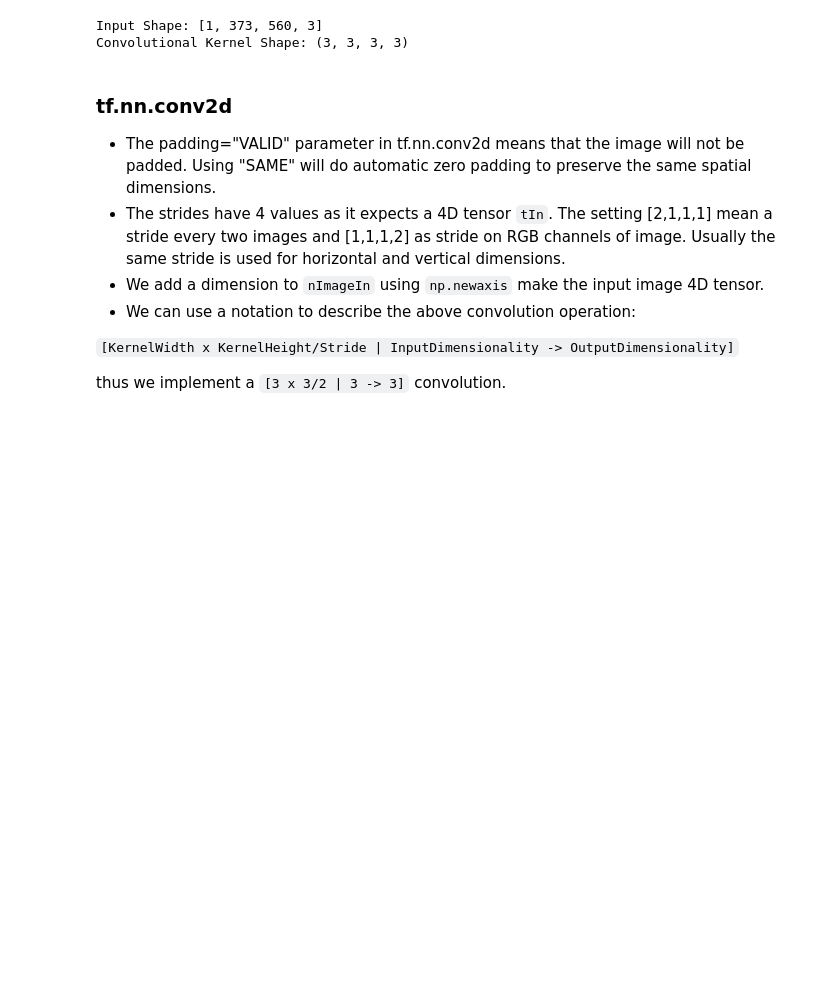
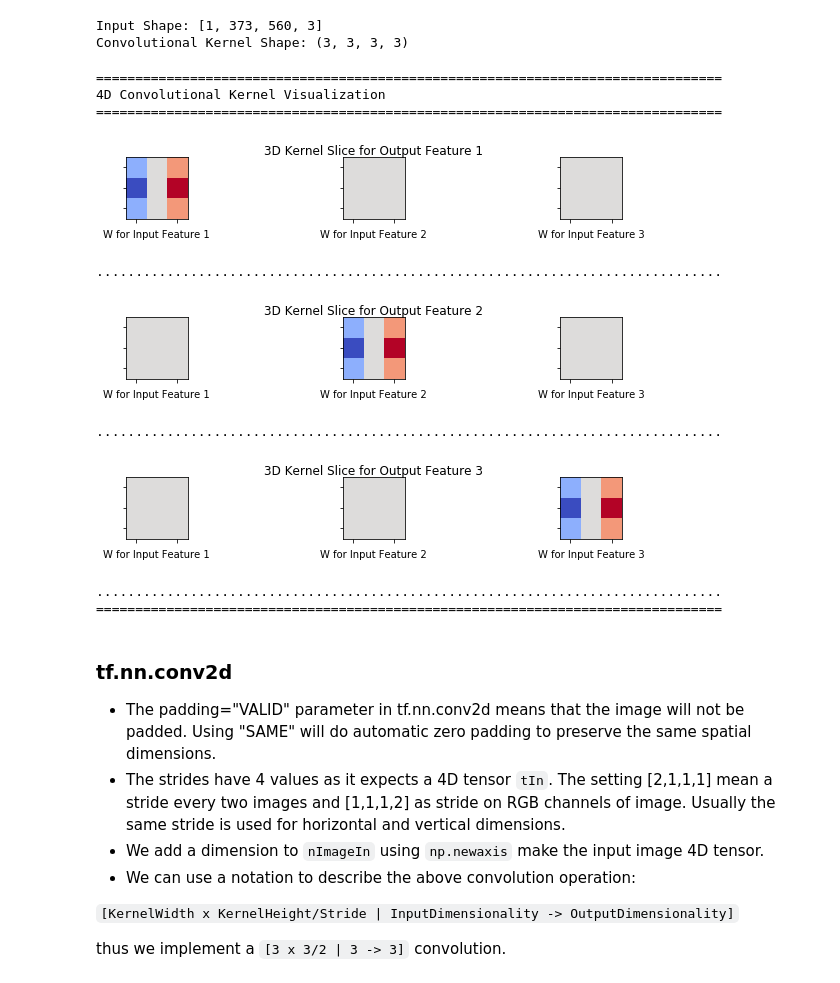
Before and after one commit to pikaplan/oot2019, a Jupyter notebook: 06_Convolution2D.ipynb, the cells around one changed output. Drawn from its saved outputs; the diff is of its cells as text; code cells hidden in the pictures; blank space fills up the shorter version.

Commit message:
Visualization of 4D convolutional kernel

```diff
--- a/06_Convolution2D.ipynb
+++ b/06_Convolution2D.ipynb
@@ -102,6 +102,44 @@ tA = tf.clip_by_value(tU, 0.0, 1.0)
 # %% [output]
 Input Shape: [1, 373, 560, 3]
 Convolutional Kernel Shape: (3, 3, 3, 3)
+# %%
+import matplotlib.pyplot as plt
+
+# --------------------------------------------------------------------------------------------------------
+def VisualizeFilters(p_oPatches, p_sTitle):
+  oFigure, oAxis = plt.subplots(1, len(p_oPatches),figsize=(10, 1.5), sharex=True, sharey=True)
+  oFigure.suptitle(p_sTitle)
+  for nIndex, nPatch in enumerate(p_oPatches):
+    oAx = oAxis[nIndex]
+    oAx.set_yticklabels([])
+    oAx.set_xticklabels([])
+    oAx.set_xlabel("W for Input Feature " + str(nIndex + 1))
+    oAx.imshow(nPatch, vmin=-2, vmax=2, cmap="coolwarm")
+  plt.tight_layout()
+  plt.show()
+# --------------------------------------------------------------------------------------------------------
+print("="*80)
+print("4D Convolutional Kernel Visualization")
+print("="*80)
+for nOutputFeatureIndex in range(nW.shape[3]):
+  oFilters = []
+  for nInputFeatureIndex in range(nW.shape[2]):
+    oFilters.append(nW[:,:, nInputFeatureIndex, nOutputFeatureIndex])
+
+  VisualizeFilters(oFilters, "3D Kernel Slice for Output Feature %d" % (nOutputFeatureIndex + 1))
+  print("."*80)
+print("="*80)
+# %% [output]
+================================================================================
+4D Convolutional Kernel Visualization
+================================================================================
+[figure, added]
+................................................................................
+[figure, added]
+................................................................................
+[figure, added]
+................................................................................
+================================================================================
 # %% [markdown]
 ### tf.nn.conv2d
 *   The padding="VALID" parameter in tf.nn.conv2d means that the image will not be padded. Using "SAME" will do automatic zero padding to preserve the same spatial dimensions.
```
Also changed, not shown: parts of 2 cells of this notebook.
